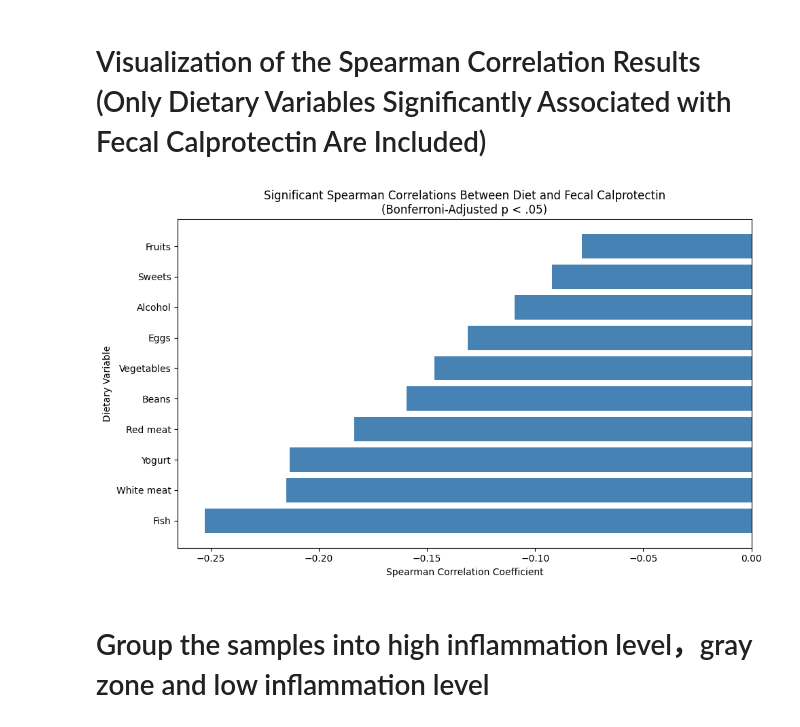
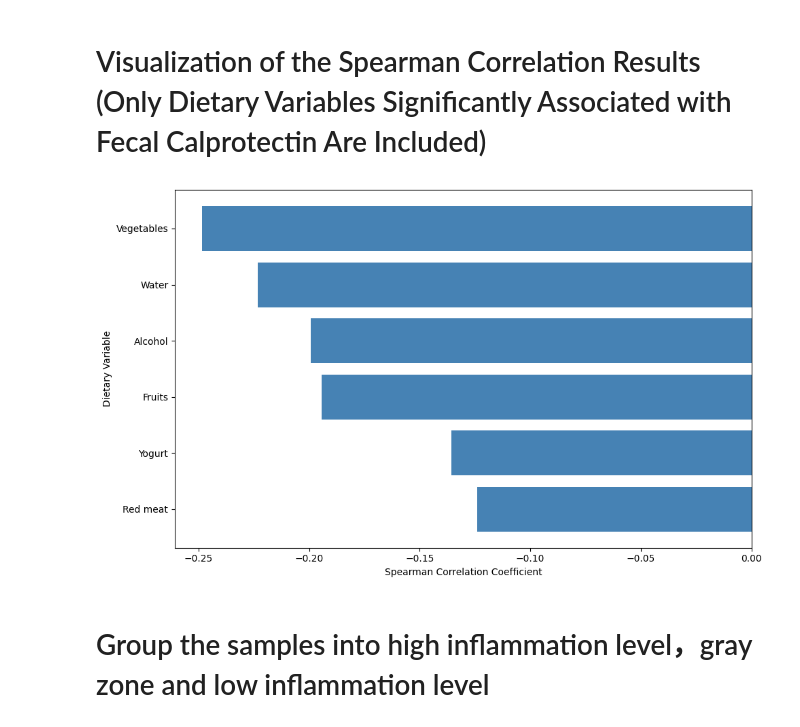
Before and after one commit to NooraZhang/IBD-diet-and-inflammation-analysis, a Jupyter notebook: IBDMDB_analysis.ipynb, the cells around one changed output. Drawn from its saved outputs; the diff is of its cells as text; code cells hidden in the pictures.

```diff
--- a/IBDMDB_analysis.ipynb
+++ b/IBDMDB_analysis.ipynb
@@ -239,0 +297,20 @@ dtype: object
+# %%
+# Save all 1,739 cleaned records
+df_clean_all_records = df_clean.copy()
+
+# Keep one row per collection sample for diet–fecalcal analysis
+df_clean = (
+    df_clean
+    .drop_duplicates(
+        subset='site_sub_coll',
+        keep='first'
+    )
+    .copy()
+)
+
+print("Records before deduplication:", len(df_clean_all_records))
+print("Unique collection samples used in analysis:", len(df_clean))
+
+assert len(df_clean) == 582, (
+    f"Expected 582 collection samples, but found {len(df_clean)}"
+)
@@ -364,48 +444,79 @@ Number of tests: 16
 # %% [markdown]
 # Visualization of the Spearman Correlation Results (Only Dietary Variables Significantly Associated with Fecal Calprotectin Are Included)
 # %%
-# Create the dataset used in this figure
-sig_results = results_df[
-    results_df["Adjusted P-value"] < 0.05
+import matplotlib.pyplot as plt
+
+# Select significant Spearman results
+sig_results = results_df.loc[
+    results_df["Adjusted P-value"] < 0.05,
+    ["Food", "Correlation"]
 ].copy()
 
-short_names = [
-    "Red meat", "Fish", "Vegetables", "Fruits",
-    "Whole grains", "Sweets", "Alcohol", "Processed meat",
-    "Dairy", "Beans", "Eggs", "Water",
-    "Starch", "Yogurt", "White meat", "Soft drinks"
+# Match names according to their text rather than column position
+food_labels = [
+    "Processed meat",
+    "Soft drinks",
+    "Whole grains",
+    "White meat",
+    "Red meat",
+    "Vegetables",
+    "Fruits",
+    "Alcohol",
+    "Yogurt",
+    "Starch",
+    "Sweets",
+    "Dairy",
+    "Beans",
+    "Eggs",
+    "Fish",
+    "Water"
 ]
 
-food_name_map = dict(zip(dietary_cols, short_names))
+def shorten_food_name(full_name):
+    for label in food_labels:
+        if full_name.startswith(label):
+            return label
+    return full_name
 
-sig_results["Food_short"] = sig_results["Food"].map(food_name_map)
+sig_results["Food_short"] = (
+    sig_results["Food"]
+    .apply(shorten_food_name)
+)
+
+# Strongest negative correlations at the top
 sig_results = sig_results.sort_values("Correlation")
-plt.figure(figsize=(10, 6))
+
+fig, ax = plt.subplots(figsize=(10, 6))
 
 colors = [
     "tomato" if value > 0 else "steelblue"
     for value in sig_results["Correlation"]
 ]
 
-plt.barh(
+ax.barh(
     sig_results["Food_short"],
     sig_results["Correlation"],
     color=colors
 )
 
-plt.axvline(0, color="black", linewidth=0.8)
+ax.invert_yaxis()
+ax.axvline(0, color="black", linewidth=0.8)
 
-plt.title(
-    "Significant Spearman Correlations Between Diet and Fecal Calprotectin\n"
-    "(Bonferroni-Adjusted p < .05)"
+# No embedded title because the APA figure title goes above the image in Word
+ax.set_xlabel("Spearman Correlation Coefficient")
+ax.set_ylabel("Dietary Variable")
+
+plt.tight_layout()
+
+plt.savefig(
+    "significant_spearman_correlations.png",
+    dpi=300,
+    bbox_inches="tight"
 )
 
-plt.xlabel("Spearman Correlation Coefficient")
-plt.ylabel("Dietary Variable")
-plt.tight_layout()
 plt.show()
 # %% [output]
-[figure, old version]
+[figure, new version]
 # %% [markdown]
 # Group the samples into high inflammation level，gray zone and low inflammation level
 # %% [markdown]
```
Also changed, not shown: parts of 31 cells of this notebook.
